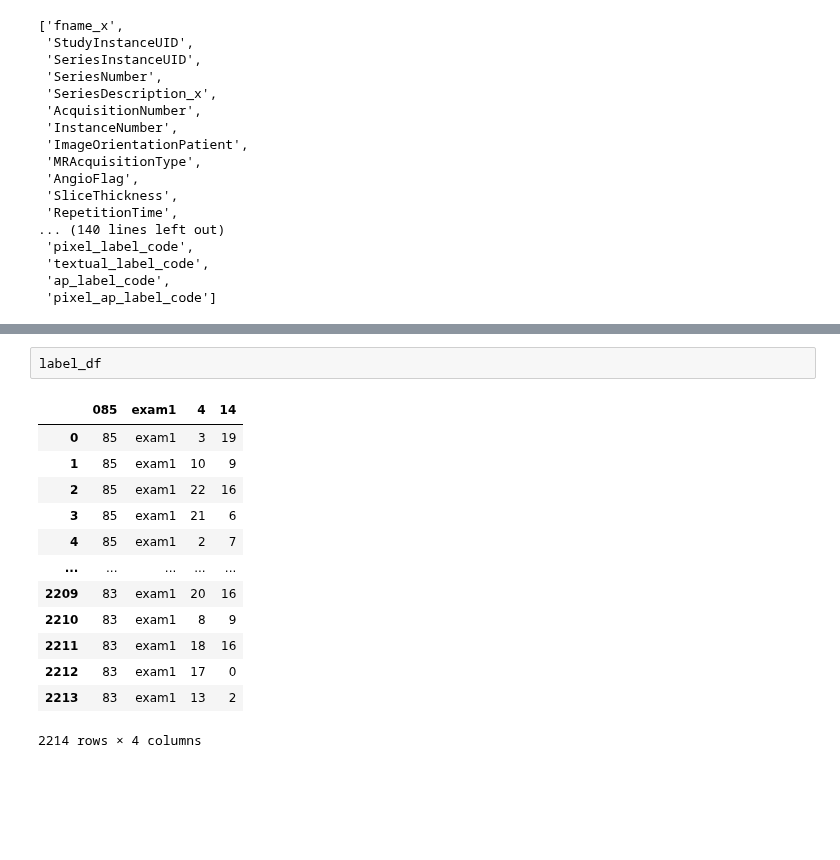
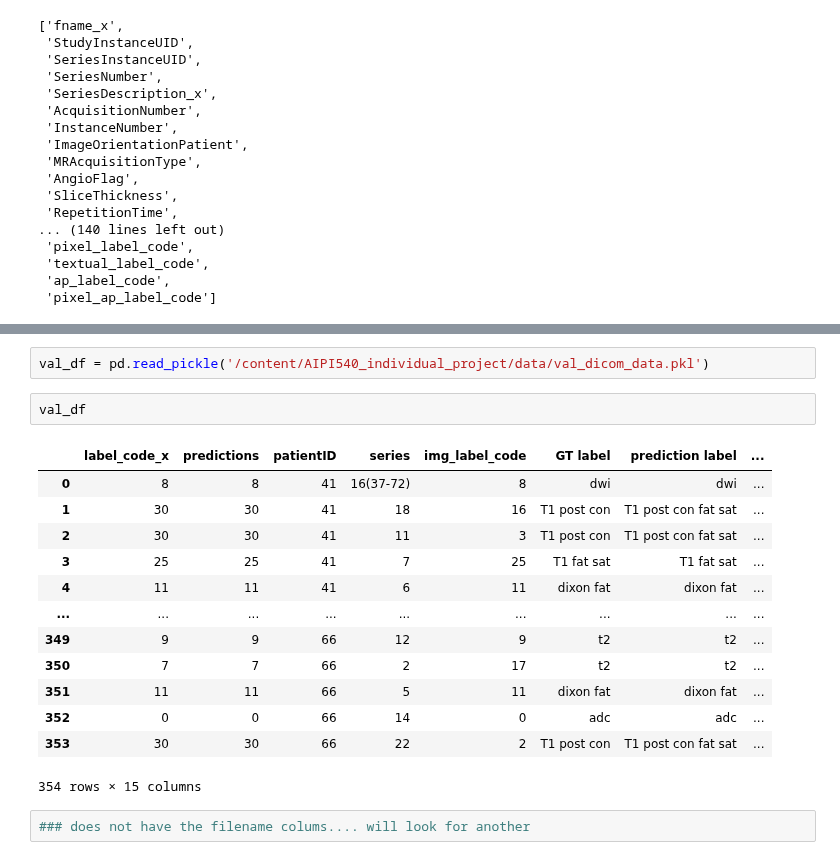
Before and after one commit to mille055/stanford_project, a Jupyter notebook: notebooks/AIPI540_IP_fusion_classifier.ipynb, the cells around one changed output, grey strips where cells are left out. Saved outputs shown, nothing was run; the diff lists cells and outputs as text; blank space fills up the shorter version.

```diff
--- a/notebooks/AIPI540_IP_fusion_classifier.ipynb
+++ b/notebooks/AIPI540_IP_fusion_classifier.ipynb
@@ -115,16 +169,20 @@ label_df = pd.read_csv('/content/AIPI540_individual_project/data/cmm_labels.txt'
-# %%
-label_df
-# %% [output]
-|  | 085 | exam1 | 4 | 14 |
-| 0 | 85 | exam1 | 3 | 19 |
-| 1 | 85 | exam1 | 10 | 9 |
-| 2 | 85 | exam1 | 22 | 16 |
-| 3 | 85 | exam1 | 21 | 6 |
-| 4 | 85 | exam1 | 2 | 7 |
-| ... | ... | ... | ... | ... |
-| 2209 | 83 | exam1 | 20 | 16 |
-| 2210 | 83 | exam1 | 8 | 9 |
-| 2211 | 83 | exam1 | 18 | 16 |
-| 2212 | 83 | exam1 | 17 | 0 |
-| 2213 | 83 | exam1 | 13 | 2 |
-2214 rows × 4 columns
+# %%
+val_df = pd.read_pickle('/content/AIPI540_individual_project/data/val_dicom_data.pkl')
+# %%
+val_df
+# %% [output]
+|  | label_code_x | predictions | patientID | series | img_label_code | GT label | prediction label | ... |
+| 0 | 8 | 8 | 41 | 16(37-72) | 8 | dwi | dwi | ... |
+| 1 | 30 | 30 | 41 | 18 | 16 | T1 post con | T1 post con fat sat | ... |
+| 2 | 30 | 30 | 41 | 11 | 3 | T1 post con | T1 post con fat sat | ... |
+| 3 | 25 | 25 | 41 | 7 | 25 | T1 fat sat | T1 fat sat | ... |
+| 4 | 11 | 11 | 41 | 6 | 11 | dixon fat | dixon fat | ... |
+| ... | ... | ... | ... | ... | ... | ... | ... | ... |
+| 349 | 9 | 9 | 66 | 12 | 9 | t2 | t2 | ... |
+| 350 | 7 | 7 | 66 | 2 | 17 | t2 | t2 | ... |
+| 351 | 11 | 11 | 66 | 5 | 11 | dixon fat | dixon fat | ... |
+| 352 | 0 | 0 | 66 | 14 | 0 | adc | adc | ... |
+| 353 | 30 | 30 | 66 | 22 | 2 | T1 post con | T1 post con fat sat | ... |
+354 rows × 15 columns
+# %%
+### does not have the filename colums.... will look for another
```
Also changed, not shown: parts of 6 cells of this notebook.
